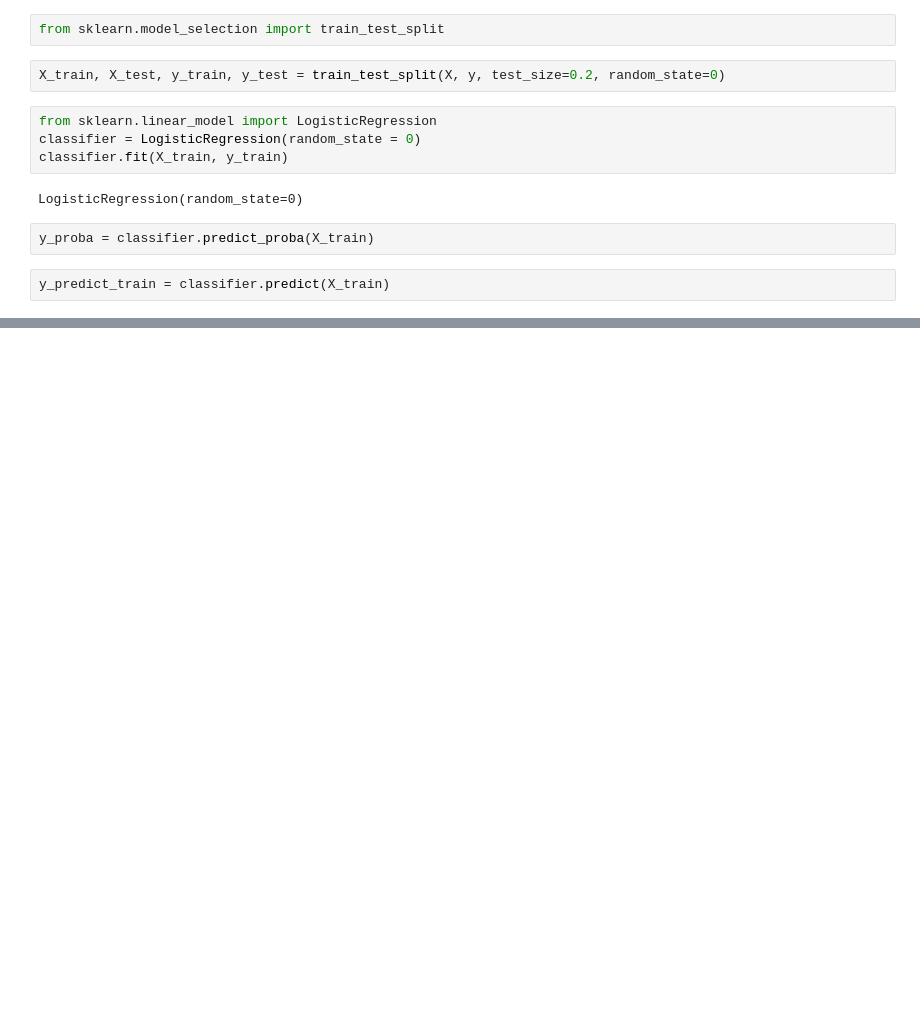
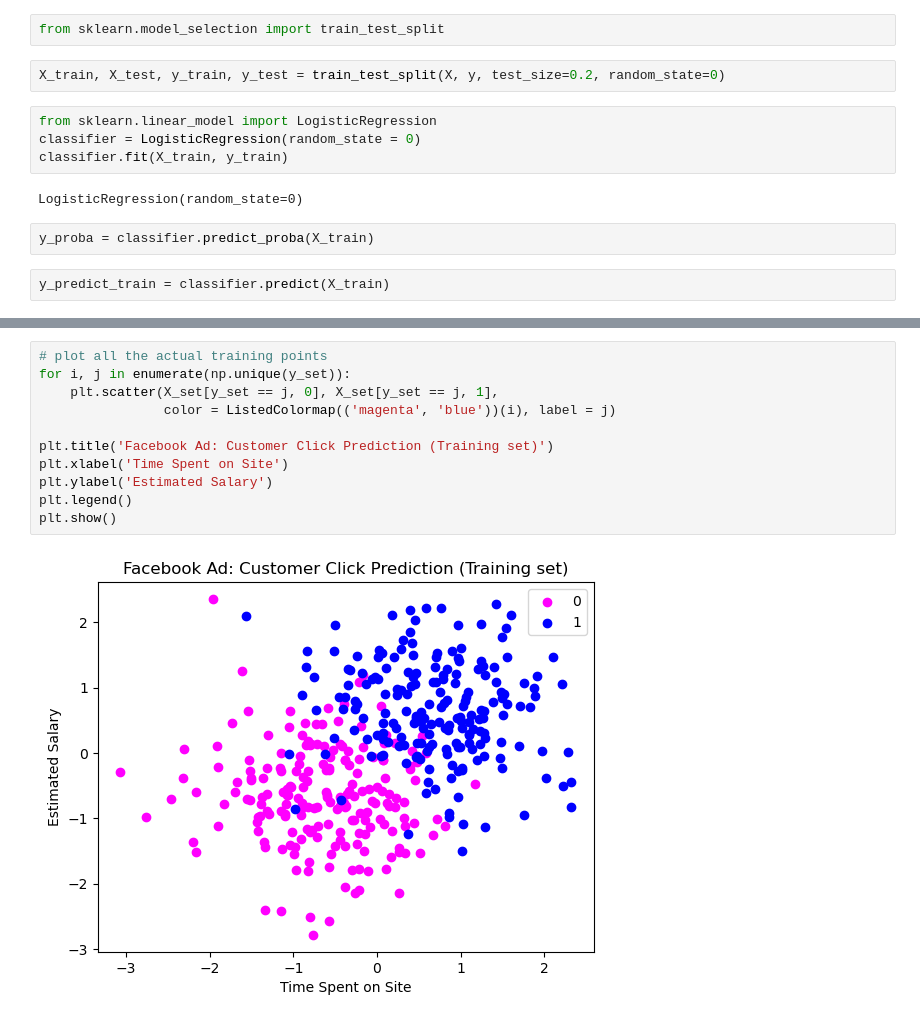
Before and after one commit to mat-ilde/data-prediction-machine-learning, a Jupyter notebook: Logistic regression Facebook Ads.ipynb, the cells around one changed output, grey strips where cells are left out. Drawn from its saved outputs; the diff is of its cells as text; blank space fills up the shorter version.

```diff
--- a/Logistic regression Facebook Ads.ipynb
+++ b/Logistic regression Facebook Ads.ipynb
@@ -120,0 +169,13 @@ y_predict_train = classifier.predict(X_train)
+# %%
+# plot all the actual training points
+for i, j in enumerate(np.unique(y_set)):
+    plt.scatter(X_set[y_set == j, 0], X_set[y_set == j, 1],
+                color = ListedColormap(('magenta', 'blue'))(i), label = j)
+
+plt.title('Facebook Ad: Customer Click Prediction (Training set)')
+plt.xlabel('Time Spent on Site')
+plt.ylabel('Estimated Salary')
+plt.legend()
+plt.show()
+# %% [output]
+[figure, added]
```
Also changed, not shown: parts of 7 cells of this notebook.
